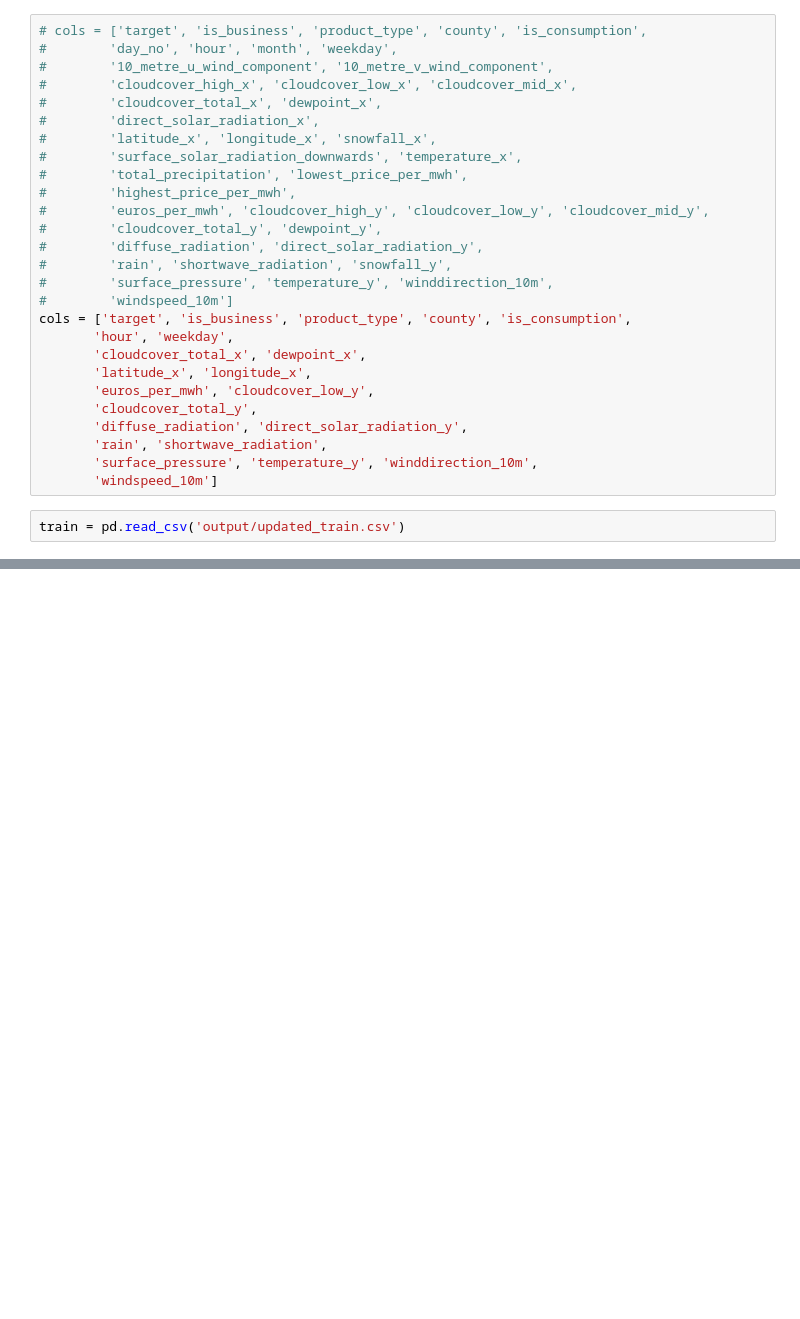
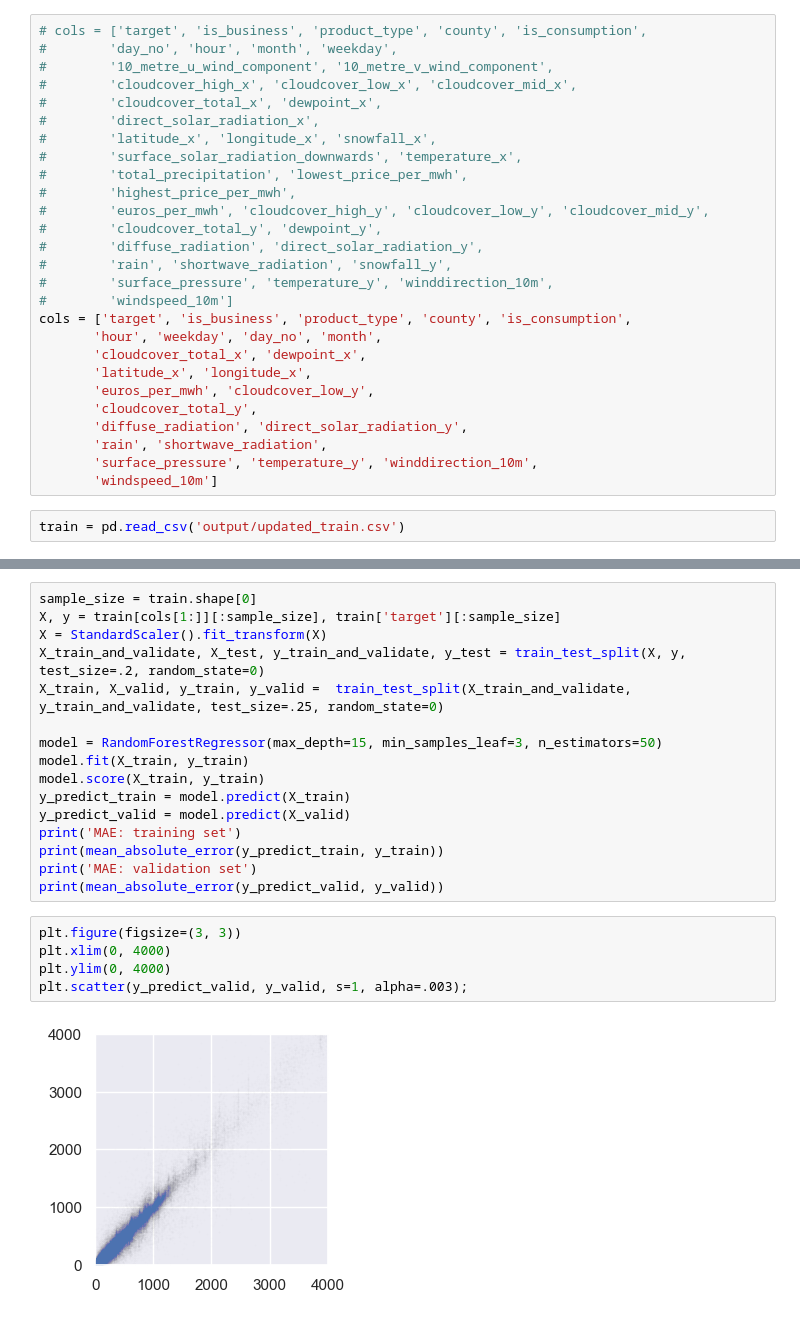
Before and after one commit to ZalmanKelber/kaggle_prosumer, a Jupyter notebook: prosumer2.ipynb, the cells around one changed output, grey strips where cells are left out. Cells and saved outputs as stored; diff of their text form; blank space fills up the shorter version.

Commit message:
Initial model selection

```diff
--- a/prosumer2.ipynb
+++ b/prosumer2.ipynb
@@ -29,7 +29,7 @@ from sklearn.metrics import mean_absolute_error
 #        'surface_pressure', 'temperature_y', 'winddirection_10m',
 #        'windspeed_10m']
 cols = ['target', 'is_business', 'product_type', 'county', 'is_consumption',
-       'hour', 'weekday',
+       'hour', 'weekday', 'day_no', 'month',
        'cloudcover_total_x', 'dewpoint_x',
        'latitude_x', 'longitude_x',
        'euros_per_mwh', 'cloudcover_low_y',
@@ -62,0 +176,23 @@ linreg.score(X, y)
+# %%
+sample_size = train.shape[0]
+X, y = train[cols[1:]][:sample_size], train['target'][:sample_size]
+X = StandardScaler().fit_transform(X)
+X_train_and_validate, X_test, y_train_and_validate, y_test = train_test_split(X, y, test_size=.2, random_state=0)
+X_train, X_valid, y_train, y_valid =  train_test_split(X_train_and_validate, y_train_and_validate, test_size=.25, random_state=0)
+
+model = RandomForestRegressor(max_depth=15, min_samples_leaf=3, n_estimators=50)
+model.fit(X_train, y_train)
+model.score(X_train, y_train)
+y_predict_train = model.predict(X_train)
+y_predict_valid = model.predict(X_valid)
+print('MAE: training set')
+print(mean_absolute_error(y_predict_train, y_train))
+print('MAE: validation set')
+print(mean_absolute_error(y_predict_valid, y_valid))
+# %%
+plt.figure(figsize=(3, 3))
+plt.xlim(0, 4000)
+plt.ylim(0, 4000)
+plt.scatter(y_predict_valid, y_valid, s=1, alpha=.003);
+# %% [output]
+[figure, added]
```
Also changed, not shown: parts of 12 cells of this notebook.
